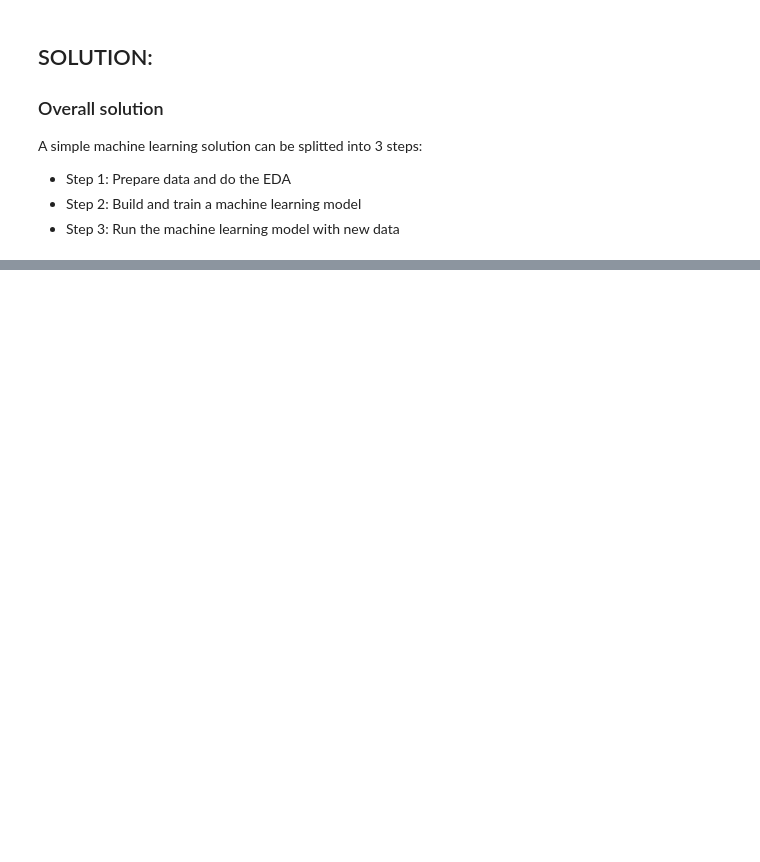
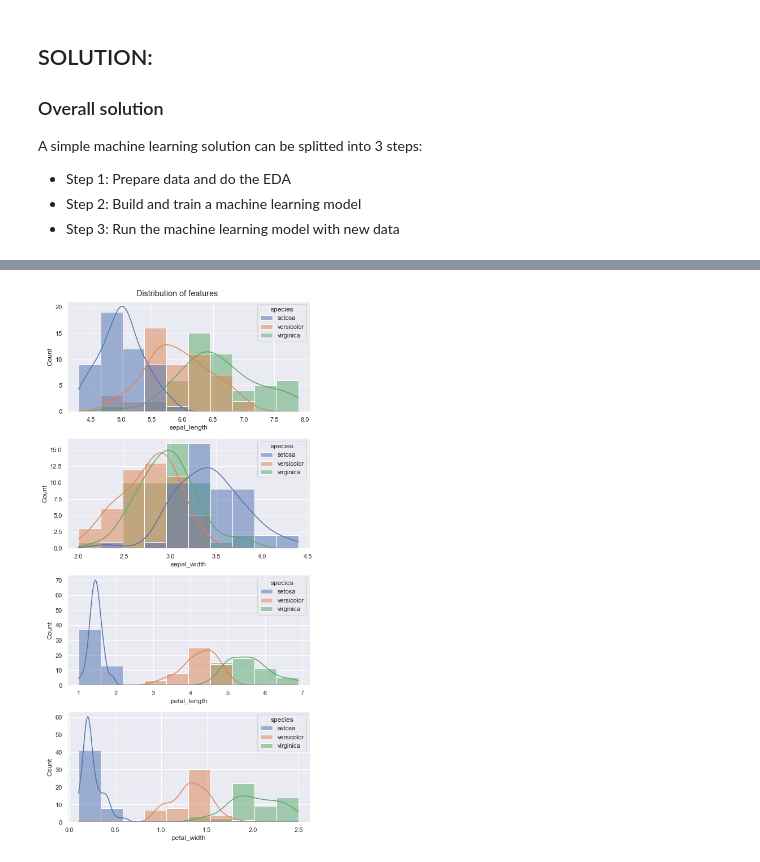
Before and after one commit to MinhHuuNguyen/mci-python, a Jupyter notebook: python/solution_iris_dataset.ipynb, the cells around one changed output, grey strips where cells are left out. Cells and saved outputs as stored; diff of their text form; code cells hidden in the pictures; blank space fills up the shorter version.

```diff
--- a/python/solution_iris_dataset.ipynb
+++ b/python/solution_iris_dataset.ipynb
@@ -29,0 +144,13 @@ A simple machine learning solution can be splitted into 3 steps:
+# %%
+# Plot the distribution of each feature
+feature_list = ['sepal_length', 'sepal_width', 'petal_length', 'petal_width']
+fig, ax = plt.subplots(4, 1, figsize=(7, 14))
+
+for index, feature in enumerate(feature_list):
+    sns.histplot(ax=ax[index], x=feature, data=iris_df, bins=10, kde=True, hue='species')
+
+plt.suptitle('Distribution of features')
+plt.tight_layout()
+plt.show()
+# %% [output]
+[figure, added]
```
Also changed, not shown: parts of 38 cells of this notebook, 1 other file.
